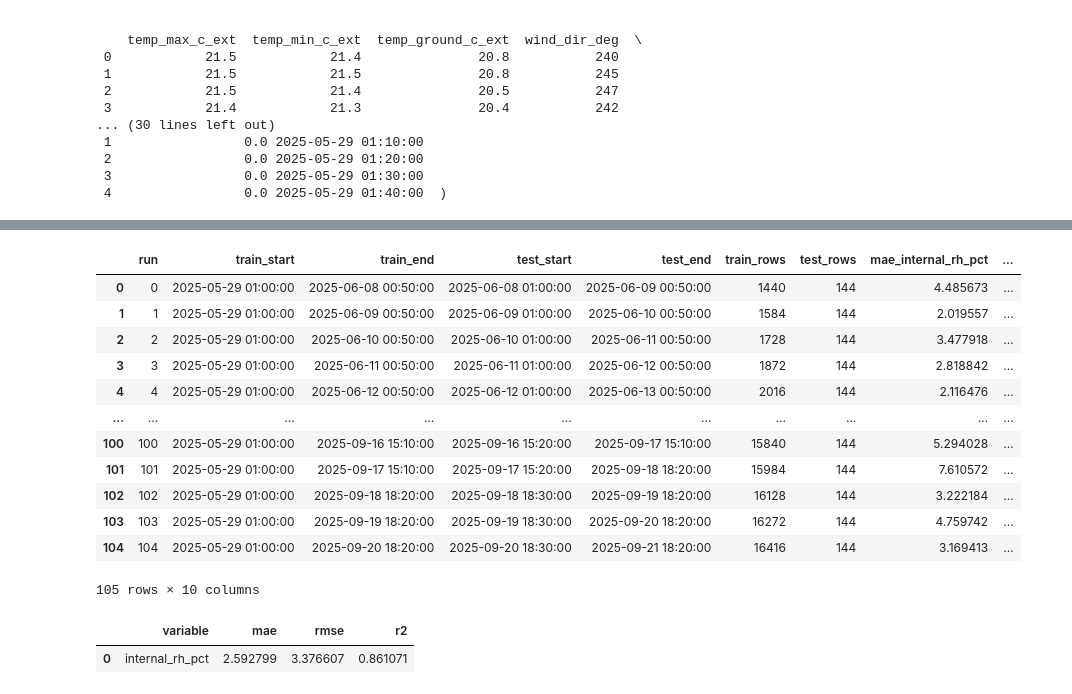
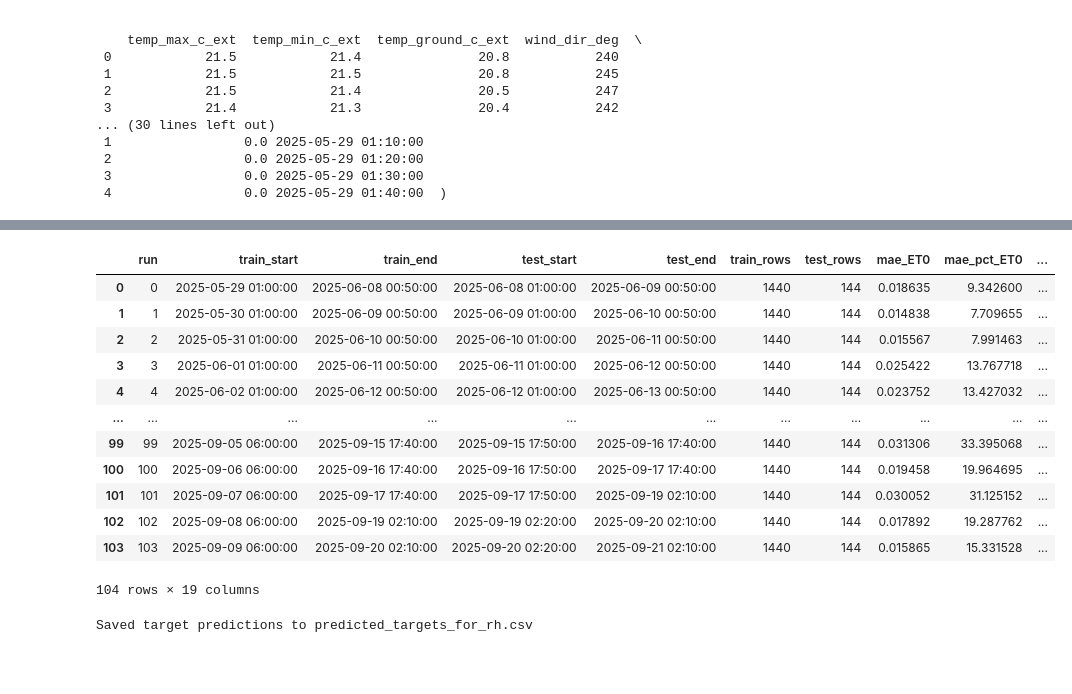
Before and after one commit to EliyahuEden/final_data_file, a Jupyter notebook: greenhouse_time_series_walkforward.ipynb, the cells around one changed output, grey strips where cells are left out. Drawn from its saved outputs; the diff is of its cells as text; code cells hidden in the pictures; blank space fills up the shorter version.

```diff
--- a/greenhouse_time_series_walkforward.ipynb
+++ b/greenhouse_time_series_walkforward.ipynb
@@ -18,7 +18,7 @@ DATA_DIR = Path('.')
 TRAIN_WINDOW = 1440  # 10 days of 10-minute samples
 TEST_WINDOW = 144    # 1 day of 10-minute samples
 GAP = 0            # no skip between train and test blocks
-MAX_TRAIN_ROWS = None  # use full history (no cap)
+MAX_TRAIN_ROWS = TRAIN_WINDOW  # sliding window: 10 days train for each 1-day test
 from xgboost import XGBRegressor
 # %%
 # Load raw files
@@ -77,10 +77,8 @@ if unparsed:
     print(f"Warning: {unparsed} micro rows had unparsable timestamps; dropping them")
 micro = micro.assign(timestamp=micro_ts).dropna(subset=["timestamp"])
 
-# Ensure micro is sorted and truncated to the expected campaign window
+# Ensure micro is sorted
 micro = micro.sort_values("timestamp").reset_index(drop=True)
-expected_start = pd.Timestamp("2025-05-29 01:00:00")
-micro = micro[micro["timestamp"] >= expected_start].reset_index(drop=True)
 
 # Parse weather/radiation timestamps
 weather["timestamp"] = pd.to_datetime(weather["timestamp"], dayfirst=True, format="mixed")
@@ -349,27 +378,25 @@ def walk_forward(df, feature_cols, target_cols, model,
 
     return pd.DataFrame(metrics), pd.concat(preds, ignore_index=True)
 # %%
-metrics_rh, preds_rh = walk_forward(
+metrics_all, preds_all = walk_forward(
     data,
     feature_cols,
-    ["internal_rh_pct"],
+    target_cols,
     rh_estimator,
-    max_train_rows=MAX_TRAIN_ROWS
+    max_train_rows=MAX_TRAIN_ROWS,
 )
 
+# Persist and display metrics
+metrics_all.to_csv("metrics_multitarget.csv", index=False)
+preds_all.to_csv("preds_multitarget.csv", index=False)
+
+display(metrics_all)
 
 
-display(metrics_rh)
-
-summary = pd.DataFrame([{
-    "variable": "internal_rh_pct",
-    "mae": metrics_rh["mae_internal_rh_pct"].mean(),
-    "rmse": metrics_rh["rmse_internal_rh_pct"].mean(),
-    "r2": metrics_rh["r2_internal_rh_pct"].mean(),
-}])
-display(summary)
-
-metrics_rh.to_csv("rh_metrics_one_stage.csv", index=False)
-preds_rh.to_csv("rh_predictions_one_stage.csv", index=False)
+# Collect predicted target columns for later RH modeling
+pred_target_cols = [f"pred_{t}" for t in target_cols if f"pred_{t}" in preds_all.columns]
+preds_targets_only = preds_all[["timestamp"] + pred_target_cols].copy()
+preds_targets_only.to_csv("predicted_targets_for_rh.csv", index=False)
+print("Saved target predictions to predicted_targets_for_rh.csv")
 # %% [output]
 Run 0: train 1440 rows (2025-05-29 01:00:00 -> 2025-06-08 00:50:00), test 144 rows (2025-06-08 01:00:00 -> 2025-06-09 00:50:00)
@@ -392,15 +419,14 @@ Run 104: train 16416 rows (2025-05-29 01:00:00 -> 2025-09-20 18:20:00), test 144
-|  | run | train_start | train_end | test_start | test_end | train_rows | test_rows | mae_internal_rh_pct | ... |
-| 0 | 0 | 2025-05-29 01:00:00 | 2025-06-08 00:50:00 | 2025-06-08 01:00:00 | 2025-06-09 00:50:00 | 1440 | 144 | 4.485673 | ... |
-| 1 | 1 | 2025-05-29 01:00:00 | 2025-06-09 00:50:00 | 2025-06-09 01:00:00 | 2025-06-10 00:50:00 | 1584 | 144 | 2.019557 | ... |
-| 2 | 2 | 2025-05-29 01:00:00 | 2025-06-10 00:50:00 | 2025-06-10 01:00:00 | 2025-06-11 00:50:00 | 1728 | 144 | 3.477918 | ... |
-| 3 | 3 | 2025-05-29 01:00:00 | 2025-06-11 00:50:00 | 2025-06-11 01:00:00 | 2025-06-12 00:50:00 | 1872 | 144 | 2.818842 | ... |
-| 4 | 4 | 2025-05-29 01:00:00 | 2025-06-12 00:50:00 | 2025-06-12 01:00:00 | 2025-06-13 00:50:00 | 2016 | 144 | 2.116476 | ... |
-| ... | ... | ... | ... | ... | ... | ... | ... | ... | ... |
-| 100 | 100 | 2025-05-29 01:00:00 | 2025-09-16 15:10:00 | 2025-09-16 15:20:00 | 2025-09-17 15:10:00 | 15840 | 144 | 5.294028 | ... |
-| 101 | 101 | 2025-05-29 01:00:00 | 2025-09-17 15:10:00 | 2025-09-17 15:20:00 | 2025-09-18 18:20:00 | 15984 | 144 | 7.610572 | ... |
-| 102 | 102 | 2025-05-29 01:00:00 | 2025-09-18 18:20:00 | 2025-09-18 18:30:00 | 2025-09-19 18:20:00 | 16128 | 144 | 3.222184 | ... |
-| 103 | 103 | 2025-05-29 01:00:00 | 2025-09-19 18:20:00 | 2025-09-19 18:30:00 | 2025-09-20 18:20:00 | 16272 | 144 | 4.759742 | ... |
-| 104 | 104 | 2025-05-29 01:00:00 | 2025-09-20 18:20:00 | 2025-09-20 18:30:00 | 2025-09-21 18:20:00 | 16416 | 144 | 3.169413 | ... |
+|  | run | train_start | train_end | test_start | test_end | train_rows | test_rows | mae_ET0 | mae_pct_ET0 | ... |
+| 0 | 0 | 2025-05-29 01:00:00 | 2025-06-08 00:50:00 | 2025-06-08 01:00:00 | 2025-06-09 00:50:00 | 1440 | 144 | 0.018635 | 9.342600 | ... |
+| 1 | 1 | 2025-05-30 01:00:00 | 2025-06-09 00:50:00 | 2025-06-09 01:00:00 | 2025-06-10 00:50:00 | 1440 | 144 | 0.014838 | 7.709655 | ... |
+| 2 | 2 | 2025-05-31 01:00:00 | 2025-06-10 00:50:00 | 2025-06-10 01:00:00 | 2025-06-11 00:50:00 | 1440 | 144 | 0.015567 | 7.991463 | ... |
+| 3 | 3 | 2025-06-01 01:00:00 | 2025-06-11 00:50:00 | 2025-06-11 01:00:00 | 2025-06-12 00:50:00 | 1440 | 144 | 0.025422 | 13.767718 | ... |
+| 4 | 4 | 2025-06-02 01:00:00 | 2025-06-12 00:50:00 | 2025-06-12 01:00:00 | 2025-06-13 00:50:00 | 1440 | 144 | 0.023752 | 13.427032 | ... |
+| ... | ... | ... | ... | ... | ... | ... | ... | ... | ... | ... |
+| 99 | 99 | 2025-09-05 06:00:00 | 2025-09-15 17:40:00 | 2025-09-15 17:50:00 | 2025-09-16 17:40:00 | 1440 | 144 | 0.031306 | 33.395068 | ... |
+| 100 | 100 | 2025-09-06 06:00:00 | 2025-09-16 17:40:00 | 2025-09-16 17:50:00 | 2025-09-17 17:40:00 | 1440 | 144 | 0.019458 | 19.964695 | ... |
+| 101 | 101 | 2025-09-07 06:00:00 | 2025-09-17 17:40:00 | 2025-09-17 17:50:00 | 2025-09-19 02:10:00 | 1440 | 144 | 0.030052 | 31.125152 | ... |
+| 102 | 102 | 2025-09-08 06:00:00 | 2025-09-19 02:10:00 | 2025-09-19 02:20:00 | 2025-09-20 02:10:00 | 1440 | 144 | 0.017892 | 19.287762 | ... |
+| 103 | 103 | 2025-09-09 06:00:00 | 2025-09-20 02:10:00 | 2025-09-20 02:20:00 | 2025-09-21 02:10:00 | 1440 | 144 | 0.015865 | 15.331528 | ... |
-105 rows × 10 columns
+104 rows × 19 columns
-|  | variable | mae | rmse | r2 |
-| 0 | internal_rh_pct | 2.592799 | 3.376607 | 0.861071 |
+Saved target predictions to predicted_targets_for_rh.csv
```
Also changed, not shown: parts of 12 cells of this notebook.
